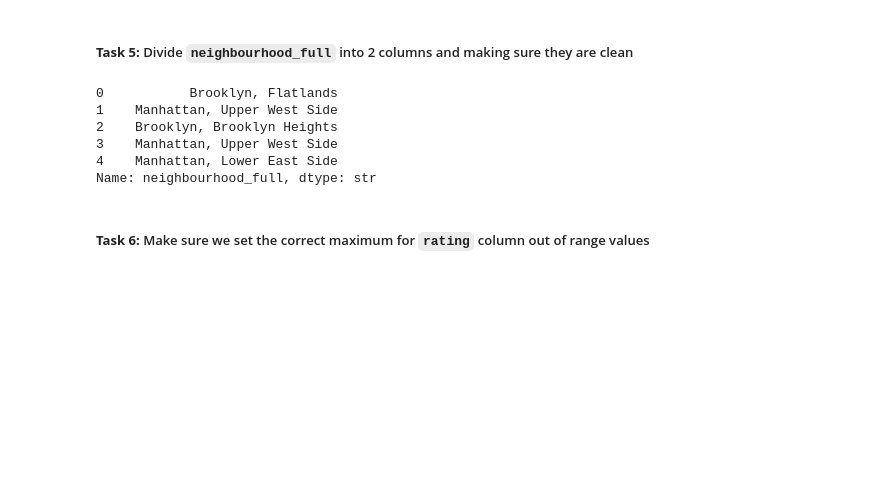
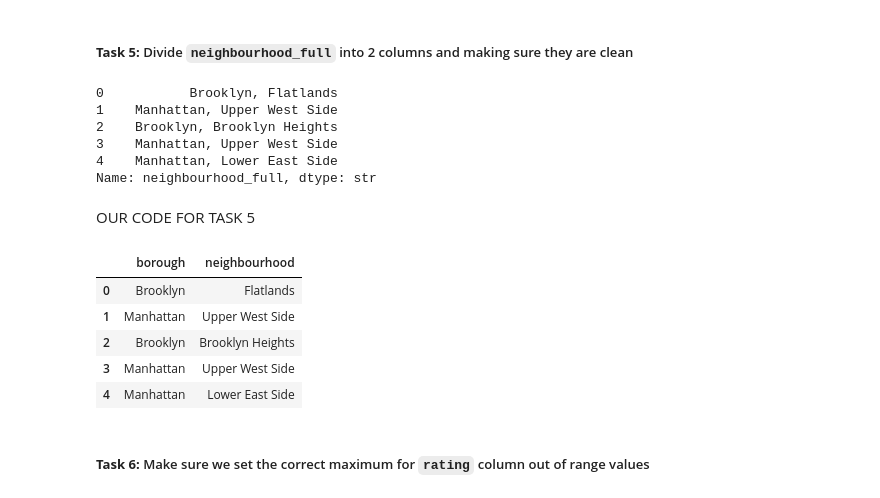
Before and after one commit to dulska-ola/Descriptive_stats_lab3, a Jupyter notebook: Cleaning_Data_in_Python_live_session.ipynb, the cells around one changed output. Saved outputs shown, nothing was run; the diff lists cells and outputs as text; code cells hidden in the pictures; blank space fills up the shorter version.

Commit message:
1-5 done but could be checked ig

```diff
--- a/Cleaning_Data_in_Python_live_session.ipynb
+++ b/Cleaning_Data_in_Python_live_session.ipynb
@@ -331,0 +311,12 @@ airbnb['price'] = airbnb['price'].fillna(avg)
+# %%
+# Convert to string first (so .str works)
+airbnb['price'] = airbnb['price'].astype(str)
+
+# Remove $
+airbnb['price'] = airbnb['price'].str.strip("$")
+
+# Convert back to float
+airbnb['price'] = airbnb['price'].astype(float)
+
+# Check result
+airbnb['price'].head()
@@ -407,0 +429,21 @@ Length: 3, dtype: str
+# %%
+# Standardize text first
+airbnb['room_type'] = (
+    airbnb['room_type']
+    .str.lower()
+    .str.strip()
+)
+
+# Apply mapping
+mappings = {
+    'private room': 'Private Room',
+    'private': 'Private Room',
+    'entire home/apt': 'Entire place',
+    'home': 'Entire place',
+    'shared room': 'Shared room'
+}
+
+airbnb['room_type'] = airbnb['room_type'].replace(mappings)
+
+# Check result
+airbnb['room_type'].value_counts()
@@ -417,6 +465,25 @@ airbnb['neighbourhood_full'].head()
 3    Manhattan, Upper West Side
 4    Manhattan, Lower East Side
 Name: neighbourhood_full, dtype: str
+# %% [markdown]
+OUR CODE FOR TASK 5
+# %%
+# Split into two columns
+airbnb[['borough', 'neighbourhood']] = airbnb['neighbourhood_full'].str.split(',', expand=True)
+
+# Clean whitespace
+airbnb['borough'] = airbnb['borough'].str.strip()
+airbnb['neighbourhood'] = airbnb['neighbourhood'].str.strip()
+
+# Check result
+airbnb[['borough', 'neighbourhood']].head()
+# %% [output]
+|  | borough | neighbourhood |
+| 0 | Brooklyn | Flatlands |
+| 1 | Manhattan | Upper West Side |
+| 2 | Brooklyn | Brooklyn Heights |
+| 3 | Manhattan | Upper West Side |
+| 4 | Manhattan | Lower East Side |
 # %% [markdown]
 ##### **Task 6:** Make sure we set the correct maximum for `rating` column out of range values
 # %% [markdown]
```
Also changed, not shown: parts of 8 cells of this notebook.
